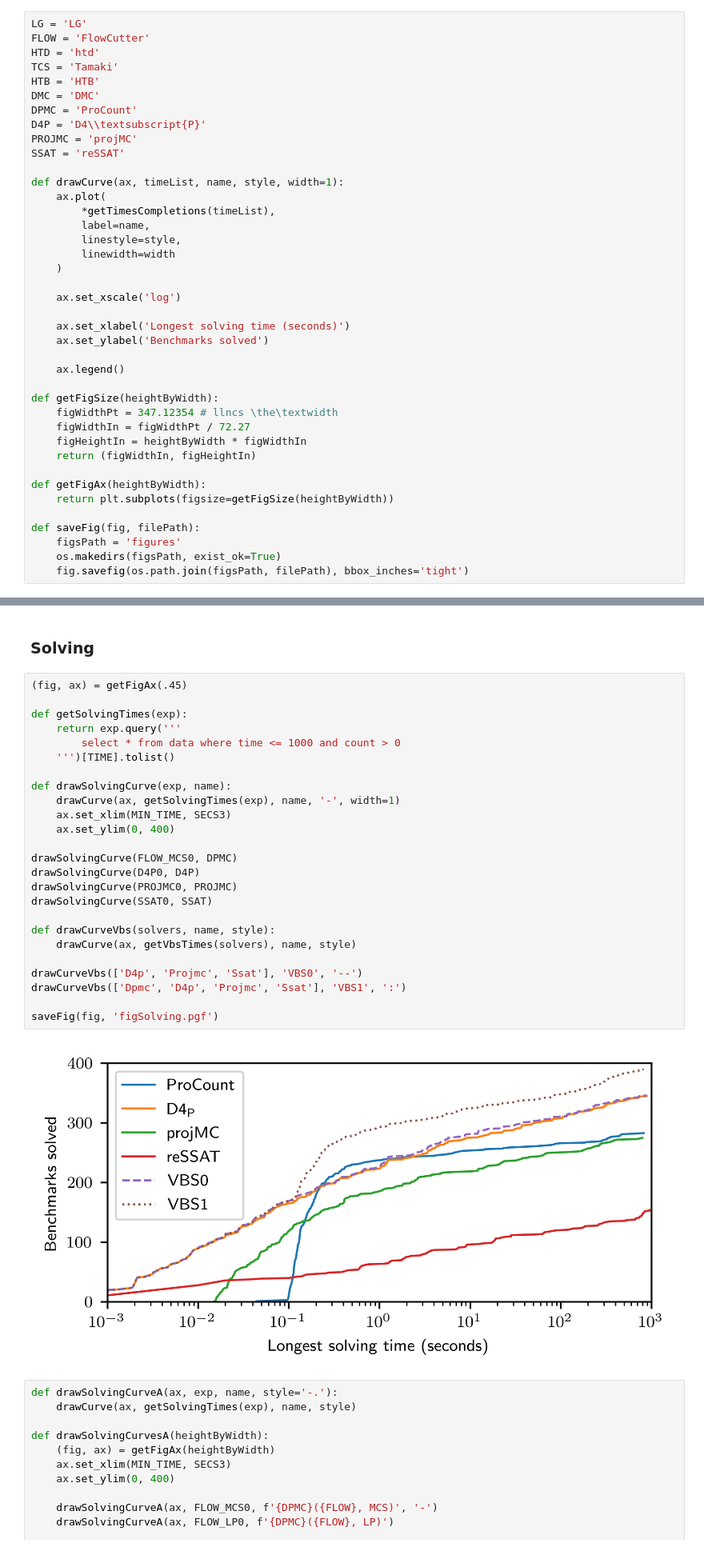
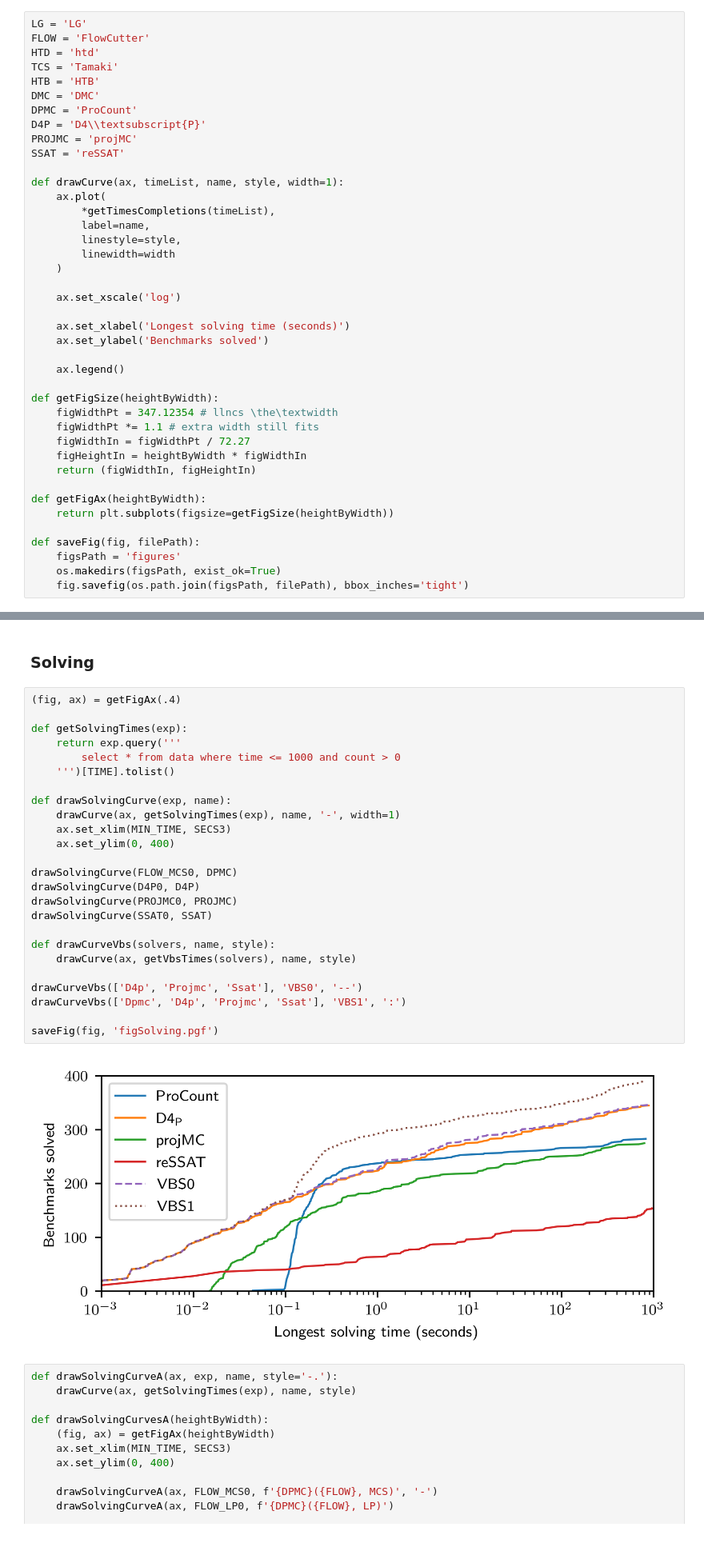
Before and after one commit to vardigroup/DPMC, a Jupyter notebook: experiments/procount.ipynb, the cells around one changed output, grey strips where cells are left out. Shown at 80% size. Saved outputs shown, nothing was run; the diff lists cells and outputs as text.

```diff
--- a/experiments/procount.ipynb
+++ b/experiments/procount.ipynb
@@ -1781,6 +1781,7 @@ def drawCurve(ax, timeList, name, style, width=1):
 
 def getFigSize(heightByWidth):
     figWidthPt = 347.12354 # llncs \the\textwidth
+    figWidthPt *= 1.1 # extra width still fits
     figWidthIn = figWidthPt / 72.27
     figHeightIn = heightByWidth * figWidthIn
     return (figWidthIn, figHeightIn)
@@ -1938,32 +1938,32 @@ drawExecutionCurvesA(.8)
 # %% [markdown]
 ### Solving
 # %%
-(fig, ax) = getFigAx(.45)
+(fig, ax) = getFigAx(.4)
 
 def getSolvingTimes(exp):
     return exp.query('''
         select * from data where time <= 1000 and count > 0
     ''')[TIME].tolist()
 
 def drawSolvingCurve(exp, name):
     drawCurve(ax, getSolvingTimes(exp), name, '-', width=1)
     ax.set_xlim(MIN_TIME, SECS3)
     ax.set_ylim(0, 400)
 
 drawSolvingCurve(FLOW_MCS0, DPMC)
 drawSolvingCurve(D4P0, D4P)
 drawSolvingCurve(PROJMC0, PROJMC)
 drawSolvingCurve(SSAT0, SSAT)
 
 def drawCurveVbs(solvers, name, style):
     drawCurve(ax, getVbsTimes(solvers), name, style)
 
 drawCurveVbs(['D4p', 'Projmc', 'Ssat'], 'VBS0', '--')
 drawCurveVbs(['Dpmc', 'D4p', 'Projmc', 'Ssat'], 'VBS1', ':')
 
 saveFig(fig, 'figSolving.pgf')
 # %% [output]
-[figure, old version]
+[figure, new version]
 # %%
 def drawSolvingCurveA(ax, exp, name, style='-.'):
     drawCurve(ax, getSolvingTimes(exp), name, style)
```
Also changed, not shown: parts of 16 cells of this notebook, 5 other files.
